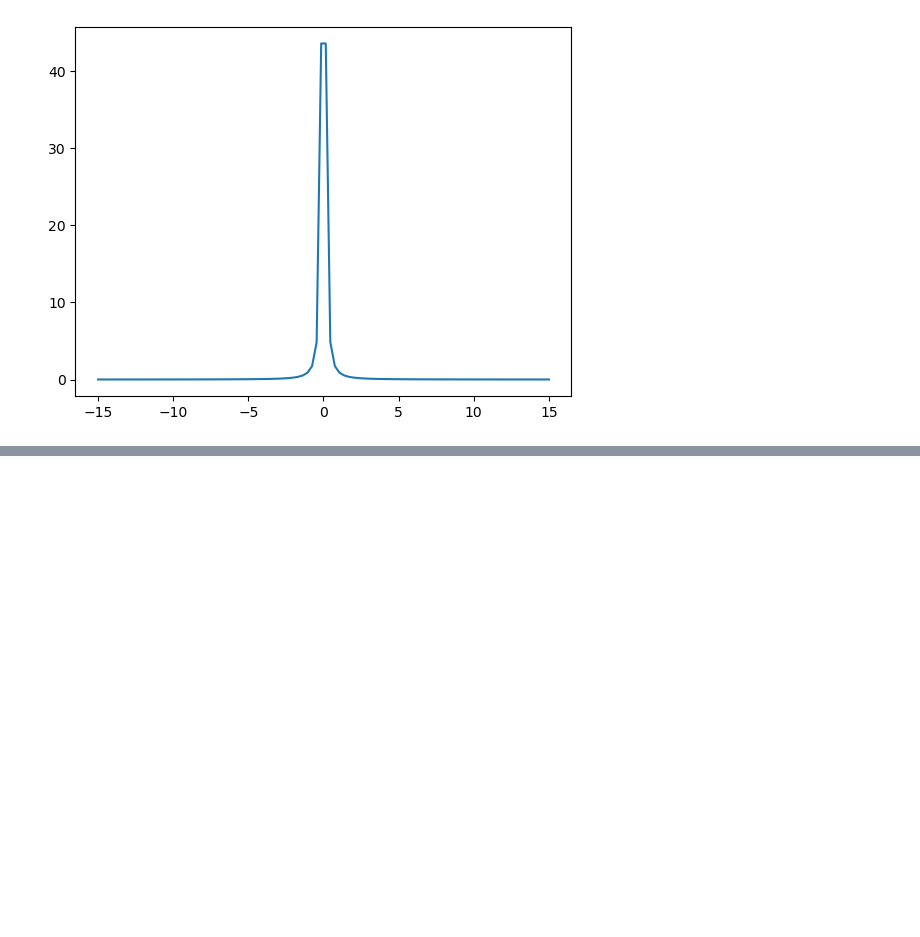
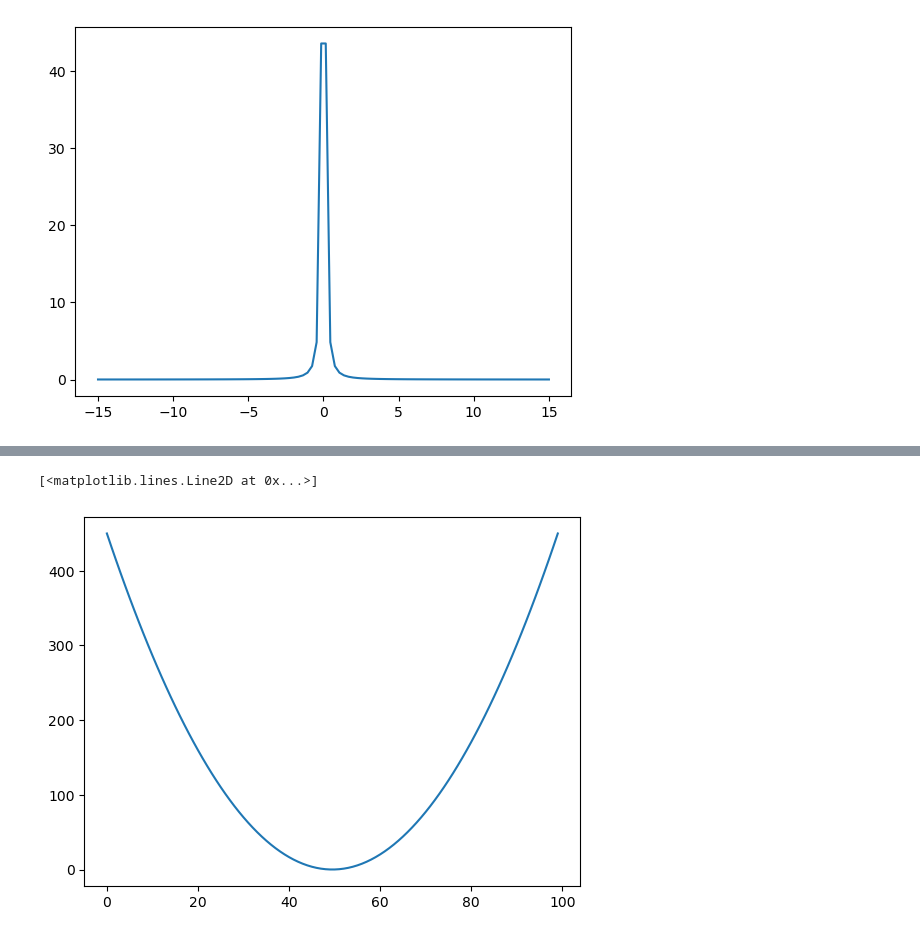
Before and after one commit to HuzaifaAkram42/Numpy, a Jupyter notebook: Numpy_Sessions/Session_02_Advanced_Numpy.ipynb, the cells around one changed output, grey strips where cells are left out. Saved outputs shown, nothing was run; the diff lists cells and outputs as text; code cells hidden in the pictures; blank space fills up the shorter version.

```diff
--- a/Numpy_Sessions/Session_02_Advanced_Numpy.ipynb
+++ b/Numpy_Sessions/Session_02_Advanced_Numpy.ipynb
@@ -452,0 +546,8 @@ plt.plot(x,y)
+# %%
+x = np.linspace(-15,15,100)
+y = x
+r = x**2 + y**2
+plt.plot(r)
+# %% [output]
+[<matplotlib.lines.Line2D at 0x...>]
+[figure, added]
```
Also changed, not shown: parts of 26 cells of this notebook, 1 other file.
